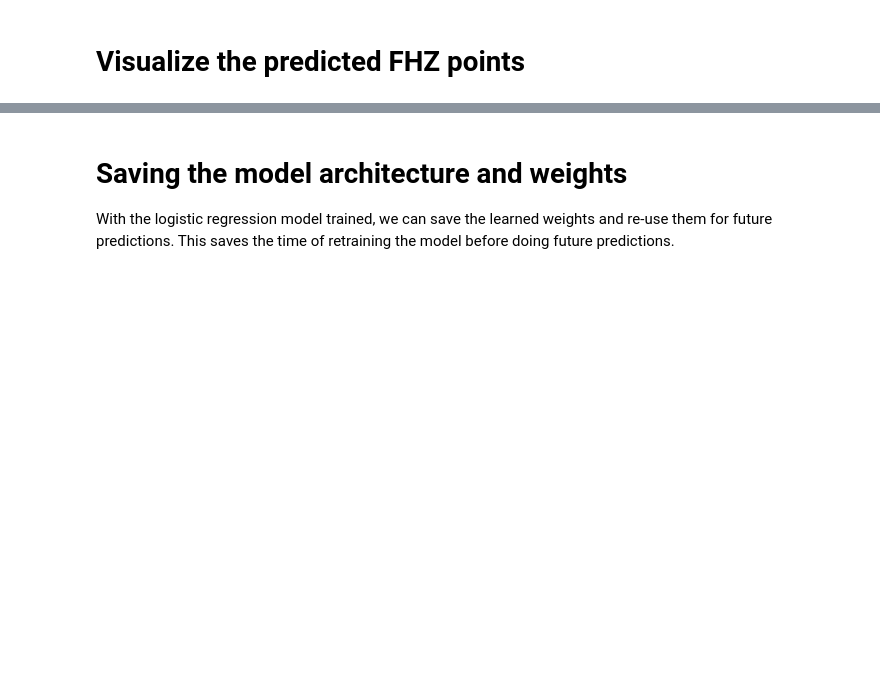
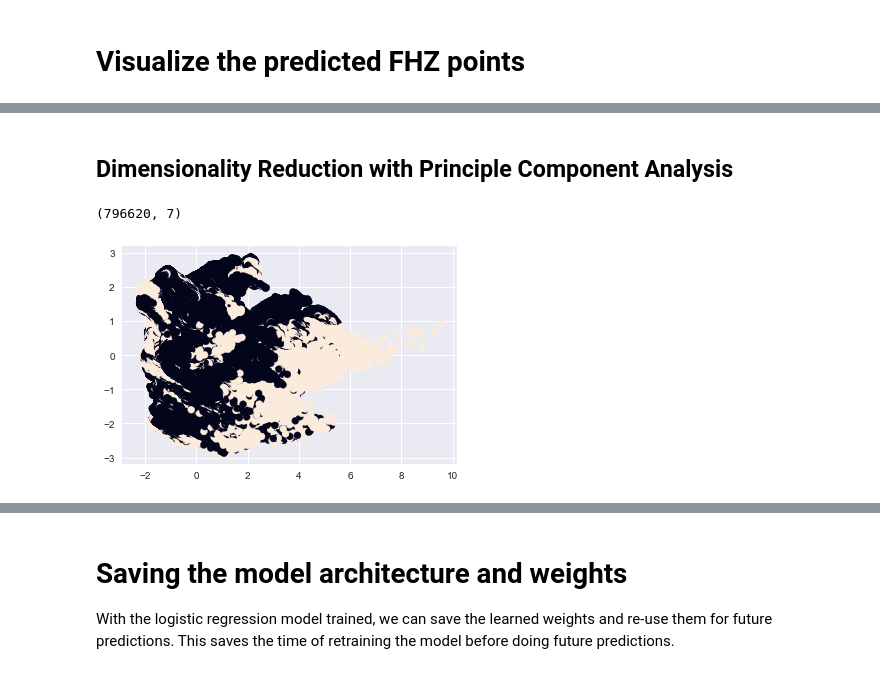
Before and after one commit to indielyt/Fluvial_Hazard_Zone_Prediction, a Jupyter notebook: 6_FHZ_LogisticRegression.ipynb, the cells around one changed output, grey strips where cells are left out. Cells and saved outputs as stored; diff of their text form; code cells hidden in the pictures; blank space fills up the shorter version.

```diff
--- a/6_FHZ_LogisticRegression.ipynb
+++ b/6_FHZ_LogisticRegression.ipynb
@@ -281,0 +313,12 @@ Loading BokehJS ...
+# %% [markdown]
+## Dimensionality Reduction with Principle Component Analysis
+# %%
+# Apply PCA
+from sklearn.decomposition import PCA
+model_tot = PCA()
+transformed = model_tot.fit_transform(predictors_std)
+print(transformed.shape)
+plt.scatter(transformed[:,0], transformed[:,1], c=target);
+# %% [output]
+(796620, 7)
+[figure, added]
```
Also changed, not shown: parts of 16 cells of this notebook.
